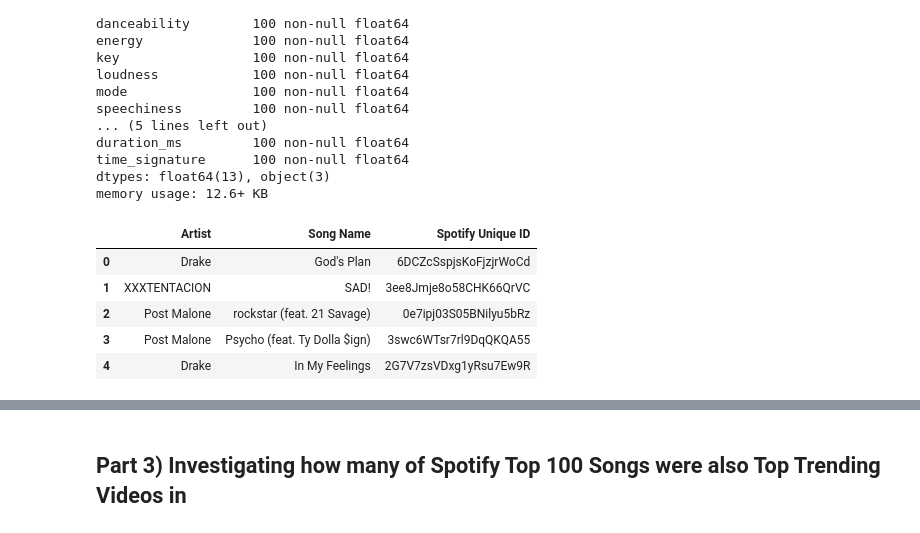
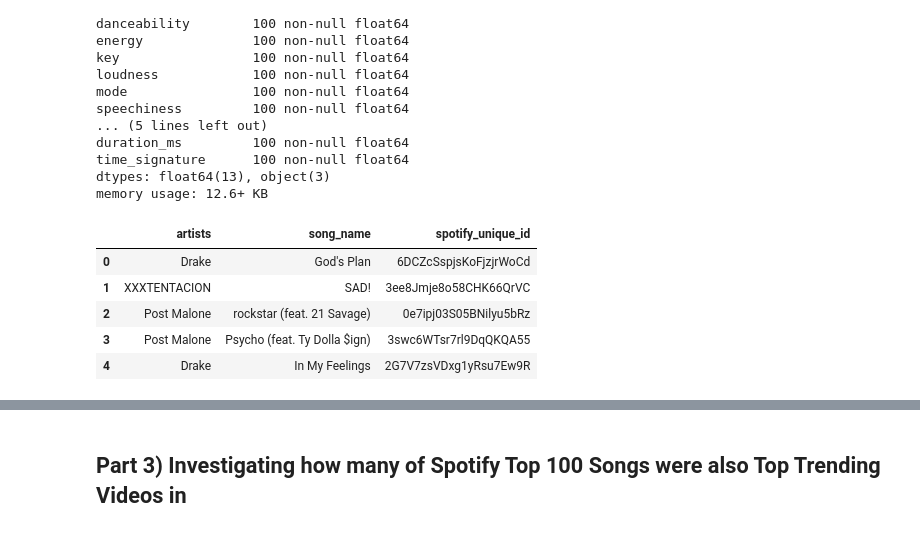
Before and after one commit to jhustles/spotify_youtube_2018_top_trending_music_artists_ETL, a Jupyter notebook: YouTube_Spotify_Matching_Music_2018_ETL_redux.ipynb, the cells around one changed output, grey strips where cells are left out. Saved outputs shown, nothing was run; the diff lists cells and outputs as text; code cells hidden in the pictures.

```diff
--- a/YouTube_Spotify_Matching_Music_2018_ETL_redux.ipynb
+++ b/YouTube_Spotify_Matching_Music_2018_ETL_redux.ipynb
@@ -536,13 +527,13 @@ spotify_2018_name = spotify2018_rawdata_df['name']
 spotify_2018_artists = spotify2018_rawdata_df['artists']
 # %%
 spotify2018_filtered_df = pd.DataFrame({
-            "Artist": spotify_2018_artists,
-            "Song Name": spotify_2018_name,
-            "Spotify Unique ID": spotify_2018_id
+            "artists": spotify_2018_artists,
+            "song_name": spotify_2018_name,
+            "spotify_unique_id": spotify_2018_id
              })
 spotify2018_filtered_df.head()
 # %% [output]
-|  | Artist | Song Name | Spotify Unique ID |
+|  | artists | song_name | spotify_unique_id |
 | 0 | Drake | God's Plan | 6DCZcSspjsKoFjzjrWoCd |
 | 1 | XXXTENTACION | SAD! | 3ee8Jmje8o58CHK66QrVC |
 | 2 | Post Malone | rockstar (feat. 21 Savage) | 0e7ipj03S05BNilyu5bRz |
```
Also changed, not shown: parts of 17 cells of this notebook.
